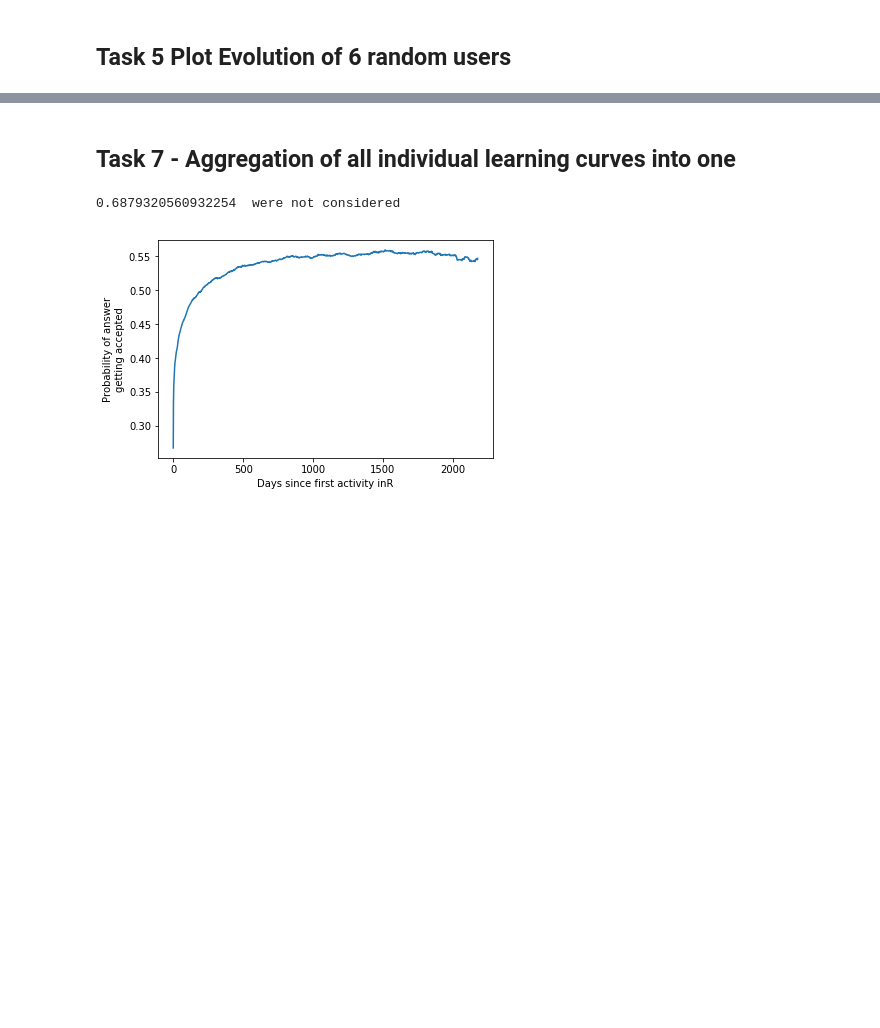
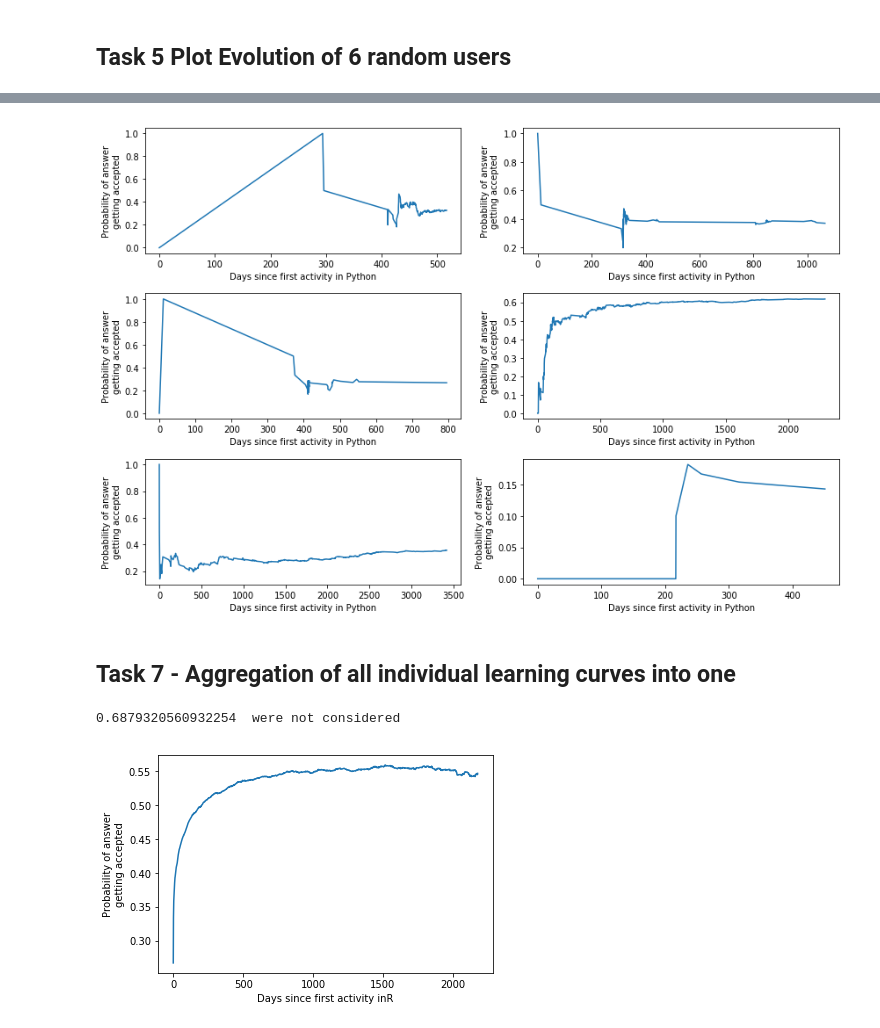
Before and after one commit to live-wire/overflow, a Jupyter notebook: ProbAccAnswerAllLanguages.ipynb, the cells around one changed output, grey strips where cells are left out. Cells and saved outputs as stored; diff of their text form; code cells hidden in the pictures; blank space fills up the shorter version.

```diff
--- a/ProbAccAnswerAllLanguages.ipynb
+++ b/ProbAccAnswerAllLanguages.ipynb
@@ -122,6 +131,7 @@ def obtainSummaryProbAccAnswer(answersTable,questionsTable,firstActTable):
 # %%
 RsummaryTableProbAccAnswer = obtainSummaryProbAccAnswer(RanswersTable,RquestionsTable,RfirstActTable)
 JAVAsummaryTableProbAccAnswer = obtainSummaryProbAccAnswer(JAVAanswersTable,JAVAquestionsTable,JAVAfirstActTable)
+PYTsummaryTableProbAccAnswer = obtainSummaryProbAccAnswer(PYTanswersTable,PYTquestionsTable,PYTfirstActTable)
 # %% [markdown]
 ## Task3 Remove users with less than 5 answers
 # %%
@@ -142,0 +155,2 @@ JAVAsummaryTableProbAccAnswer = removeUsersWithFewAnswers(JAVAanswersTable,JAVAs
+# %%
+PYTsummaryTableProbAccAnswer = removeUsersWithFewAnswers(PYTanswersTable,PYTsummaryTableProbAccAnswer)
@@ -182,3 +179,5 @@ JAVAsummaryTableProbAccAnswer = addZeroTimepoint(JAVAsummaryTableProbAccAnswer)
+# %%
+PYTsummaryTableProbAccAnswer = addZeroTimepoint(PYTsummaryTableProbAccAnswer)
 # %% [markdown]
 ## Task 5 Plot Evolution of 6 random users
 # %%
@@ -203,3 +206,7 @@ plotEvolutionRandomUsers(RsummaryTableProbAccAnswer,"R")
+# %%
+plotEvolutionRandomUsers(PYTsummaryTableProbAccAnswer,"Python")
+# %% [output]
+[figure, added]
 # %% [markdown]
 ## Task 7 - Aggregation of all individual learning curves into one
 # %%
```
Also changed, not shown: parts of 18 cells of this notebook.
